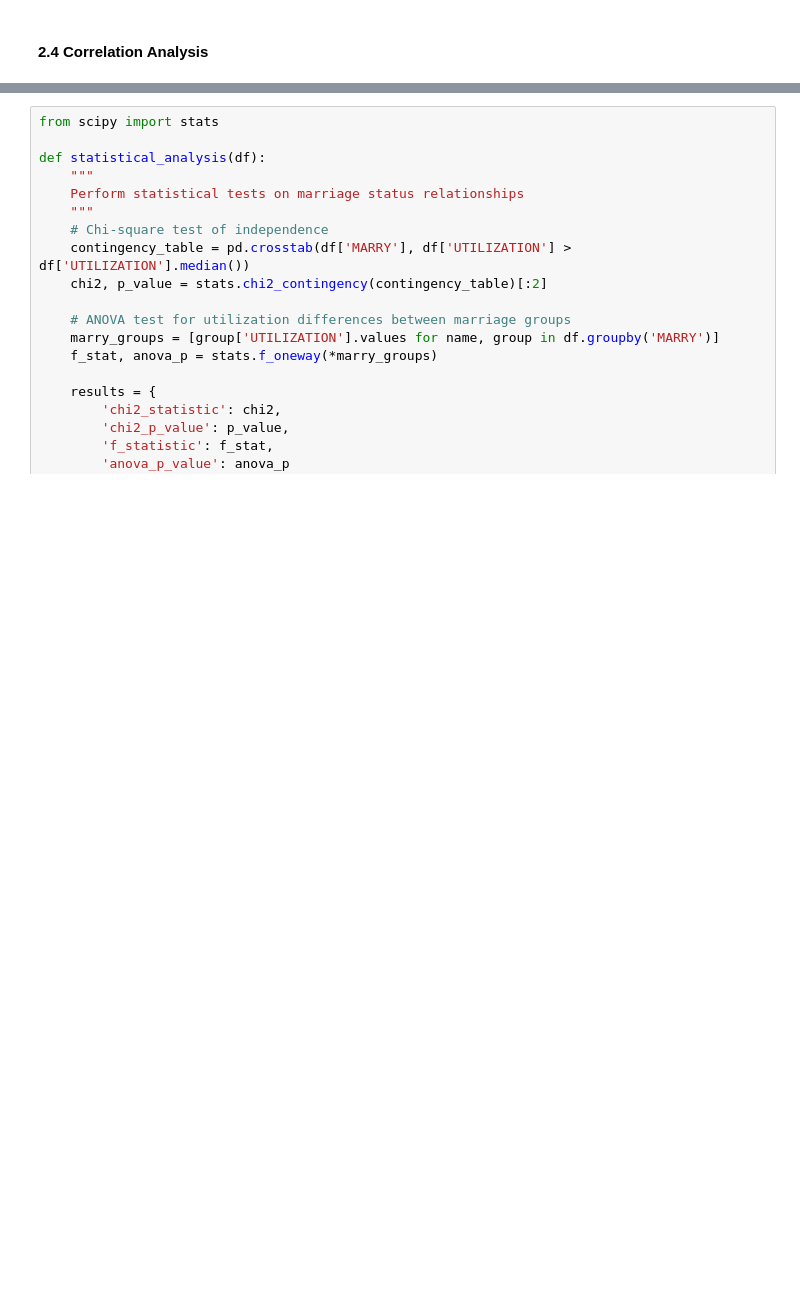
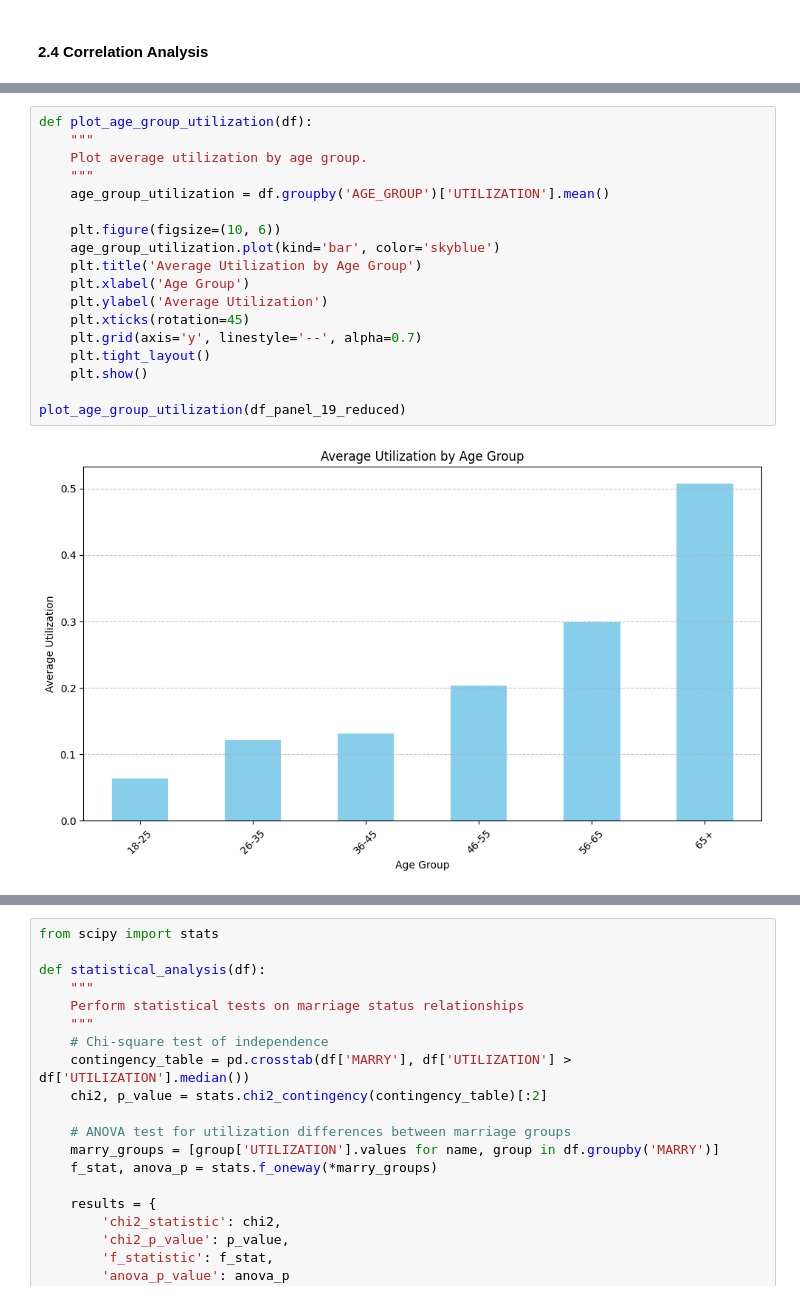
Before and after one commit to gracejiang0929/FA24_DSC180A_Repo, a Jupyter notebook: pt2-model-dev-fairness-eval.ipynb, the cells around one changed output, grey strips where cells are left out. Saved outputs shown, nothing was run; the diff lists cells and outputs as text; blank space fills up the shorter version.

```diff
--- a/pt2-model-dev-fairness-eval.ipynb
+++ b/pt2-model-dev-fairness-eval.ipynb
@@ -853 +774,21 @@ Key Insights:
+# %%
+def plot_age_group_utilization(df):
+    """
+    Plot average utilization by age group.
+    """
+    age_group_utilization = df.groupby('AGE_GROUP')['UTILIZATION'].mean()
+
+    plt.figure(figsize=(10, 6))
+    age_group_utilization.plot(kind='bar', color='skyblue')
+    plt.title('Average Utilization by Age Group')
+    plt.xlabel('Age Group')
+    plt.ylabel('Average Utilization')
+    plt.xticks(rotation=45)
+    plt.grid(axis='y', linestyle='--', alpha=0.7)
+    plt.tight_layout()
+    plt.show()
+
+plot_age_group_utilization(df_panel_19_reduced)
+# %% [output]
+[figure, added]
 # %% [markdown]
```
Also changed, not shown: parts of 24 cells of this notebook.
